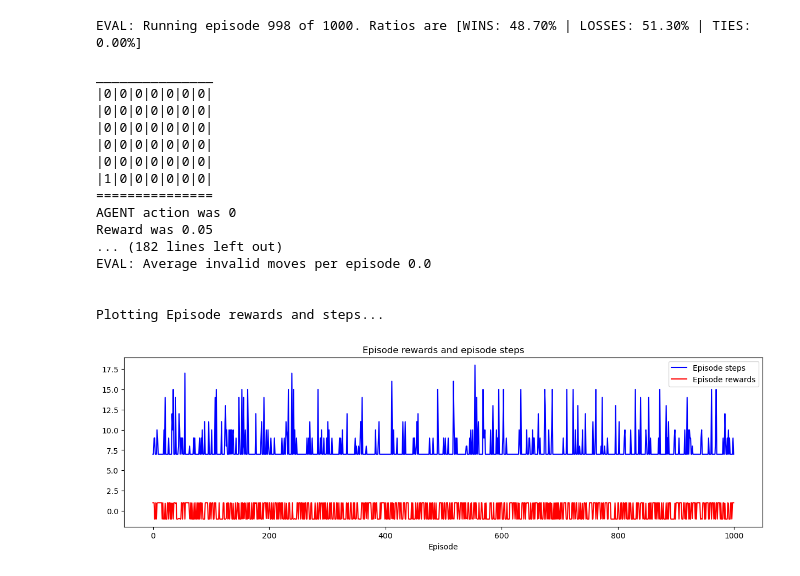
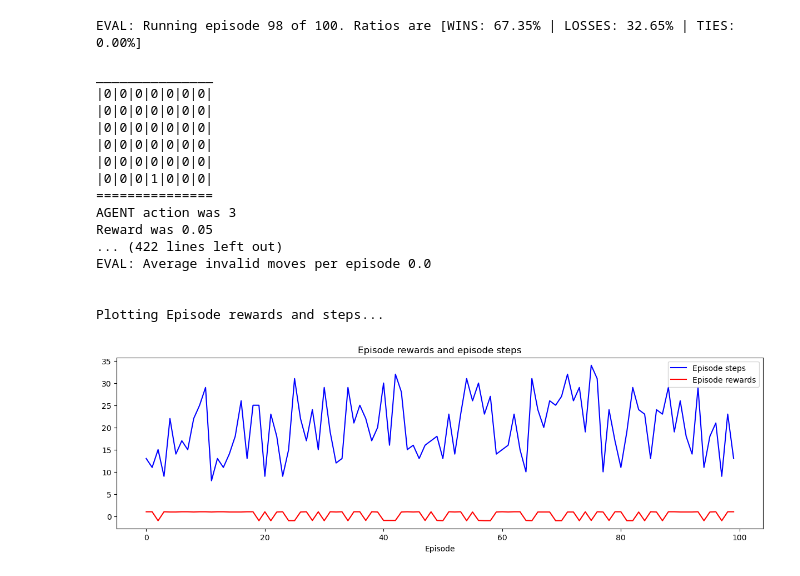
Before and after one commit to odudler/dl2023, a Jupyter notebook: notebook.ipynb, the cells around one changed output. Cells and saved outputs as stored; diff of their text form; code cells hidden in the pictures.

Commit message:
Trained DDQAgent evaluation models with 3 different random seeds. Plus some small fixes

```diff
--- a/notebook.ipynb
+++ b/notebook.ipynb
@@ -23,23 +23,23 @@ from agents.random_agent import RandomAgent
 ##################
 
 # Tweek these parameters for training and evaluation
-num_episodes = {'TRAIN': 1000, 'EVAL': 100}
+num_episodes = {'TRAIN': 2000, 'EVAL': 100}
 with_options = False
 # Agent
-agent_type = 'DeepQAgent'         # DDQAgent, DeepQAgent, CQLAgent
+agent_type = 'DDQAgent'                # DDQAgent, DeepQAgent, CQLAgent
 agent_network_type = 'FCNN'            # CNN, FCNN
 # Opponent
-opponent_type = 'MinimaxAgent'  # DDQAgent, DeepQAgent, CQLAgent, MinimaxAgent, RandomAgent
-opponent_network_type = 'CNN'            # CNN, FCNN
-minimax_depth = 1
-minimax_epsilon = 0.1
+opponent_type = 'MinimaxAgent'         # DDQAgent, DeepQAgent, CQLAgent, MinimaxAgent, RandomAgent
+opponent_network_type = 'CNN'          # CNN, FCNN
+minimax_depth = 2
+minimax_epsilon = 0.3
 # Same for both agent and opponent
 epsilon_max = 1
 epsilon_min = 0.01
-epsilon_decay = 0.9999
+epsilon_decay = 0.9997
 
 # Fix random seed
-utils.seed_everything(42, deterministic=False)
+utils.seed_everything(43, deterministic=False)
 
 # Use GPU if available
 device = torch.device("cuda:0" if torch.cuda.is_available() else "cpu")
@@ -77,12 +77,12 @@ else:
 # Define options for training
 replacement_agent = None
 options = {
-           'UPDATE_OPPONENT': True,                         # Whether to enable self-play or not
+           'UPDATE_OPPONENT': False,                         # Whether to enable self-play or not
            'OPPONENT_UPDATE_FREQUENCY': 100,                # After how many episodes the opponent will be replaced by the current agent
            'BOOTSTRAP_EPISODES': 7500,                      # During this time, the agent will not be replaced by itself
-           'DECAY_RANDOMNESS_OPPONENT': True,               # Decay randomness of the opponent. Use only if the opponent acts with some randomness
+           'DECAY_RANDOMNESS_OPPONENT': False,              # Decay randomness of the opponent. Use only if the opponent acts with some randomness
            'DECAY_RANDOMNESS_FREQUENCY': 1000,              # Frequency of randomness decay
-           'REPLACE_FOR_EVALUATION': True,                  # Whether to replace the training model at the end with another evaluation model
+           'REPLACE_FOR_EVALUATION': False,                  # Whether to replace the training model at the end with another evaluation model
            'REPLACE_FOR_EVALUATION_BY': replacement_agent,  # Evalutation model to replace training model by
            'AUTOSAVE': True,                                # Whether to save the model at certain intervals
            'AUTOSAVE_TYPE': 'NUM_EPISODES',                 # One of ["NUM_OPTIMIZATIONS", "NUM_EPISODES"]
@@ -121,18 +121,18 @@ Plotting Episode rewards and steps...
 ####################
 
 # Tweek these parameters for evaluation
-episodes = 1000
+episodes = 100
 # Agent
-agent_type = 'CQLAgent'                # DDQAgent, DeepQAgent, CQLAgent
-agent_network_type = 'FCNN'            # CNN, FCNN
+agent_type = 'DDQAgent'                # DDQAgent, DeepQAgent, CQLAgent
+agent_network_type = 'CNN'            # CNN, FCNN
 # Opponent
-opponent_type = 'MinimaxAgent'         # DDQAgent, DeepQAgent, CQLAgent, MinimaxAgent, RandomAgent
+opponent_type = 'RandomAgent'         # DDQAgent, DeepQAgent, CQLAgent, MinimaxAgent, RandomAgent
 opponent_network_type = 'CNN'          # CNN, FCNN
-minimax_depth = 1
-minimax_epsilon = 0.1
+minimax_depth = 2
+minimax_epsilon = 0.3
 epsilon_max = 1
 epsilon_min = 0.01
-epsilon_decay = 0.9999
+epsilon_decay = 0.9997
 
 # Fix random seed
 utils.seed_everything(42, deterministic=False)
@@ -163,36 +163,36 @@ elif opponent_type == 'DeepQAgent':
     opponent = DeepQAgent(env=eval_env, epsilon_max=epsilon_max, epsilon_min=epsilon_min, epsilon_decay=epsilon_decay, network_type=opponent_network_type, device=device)
 elif opponent_type == 'CQLAgent':
     opponent = CQLAgent(env=eval_env, epsilon_max=epsilon_max, epsilon_min=epsilon_min, epsilon_decay=epsilon_decay, network_type=opponent_network_type, device=device)
 elif opponent_type == 'MinimaxAgent':
     opponent = MinimaxAgent(env=eval_env, depth=minimax_depth, epsilon=minimax_epsilon, player=OPPONENT)
 elif opponent_type == 'RandomAgent':
     opponent = RandomAgent(env=eval_env)
 else:
     raise ValueError(f"Unknown opponent_type: {opponent_type}")
 
 # Load pretrained model
-agent.load_model('./saved_models/CQLAgent_FCNN_4331.pt')
+agent.load_model('./saved_models/DDQAgent_CNN_12871.pt')
 
 # Initialize trainer
 trainer = Trainer(env=eval_env, agent=agent, opponent=opponent, agent_id=AGENT, opponent_id=OPPONENT, device=device, verbose=True)
 # Run evaluation
 trainer.eval(agent=agent, opponent=opponent, episodes=episodes, agent_start=None, print_last_n_games=2)
 # %% [output]
-EVAL: Running episode 998 of 1000. Ratios are [WINS: 48.70% | LOSSES: 51.30% | TIES: 0.00%]
+EVAL: Running episode 98 of 100. Ratios are [WINS: 67.35% | LOSSES: 32.65% | TIES: 0.00%]
 
 _______________
 |0|0|0|0|0|0|0|
 |0|0|0|0|0|0|0|
 |0|0|0|0|0|0|0|
 |0|0|0|0|0|0|0|
 |0|0|0|0|0|0|0|
-|1|0|0|0|0|0|0|
+|0|0|0|1|0|0|0|
 ===============
-AGENT action was 0
+AGENT action was 3
 Reward was 0.05
-... (182 lines left out)
+... (422 lines left out)
 EVAL: Average invalid moves per episode 0.0
 
 
 Plotting Episode rewards and steps...
-[figure, old version]
+[figure, new version]
```
Also changed, not shown: parts of 1 cell of this notebook, 13 other files.
